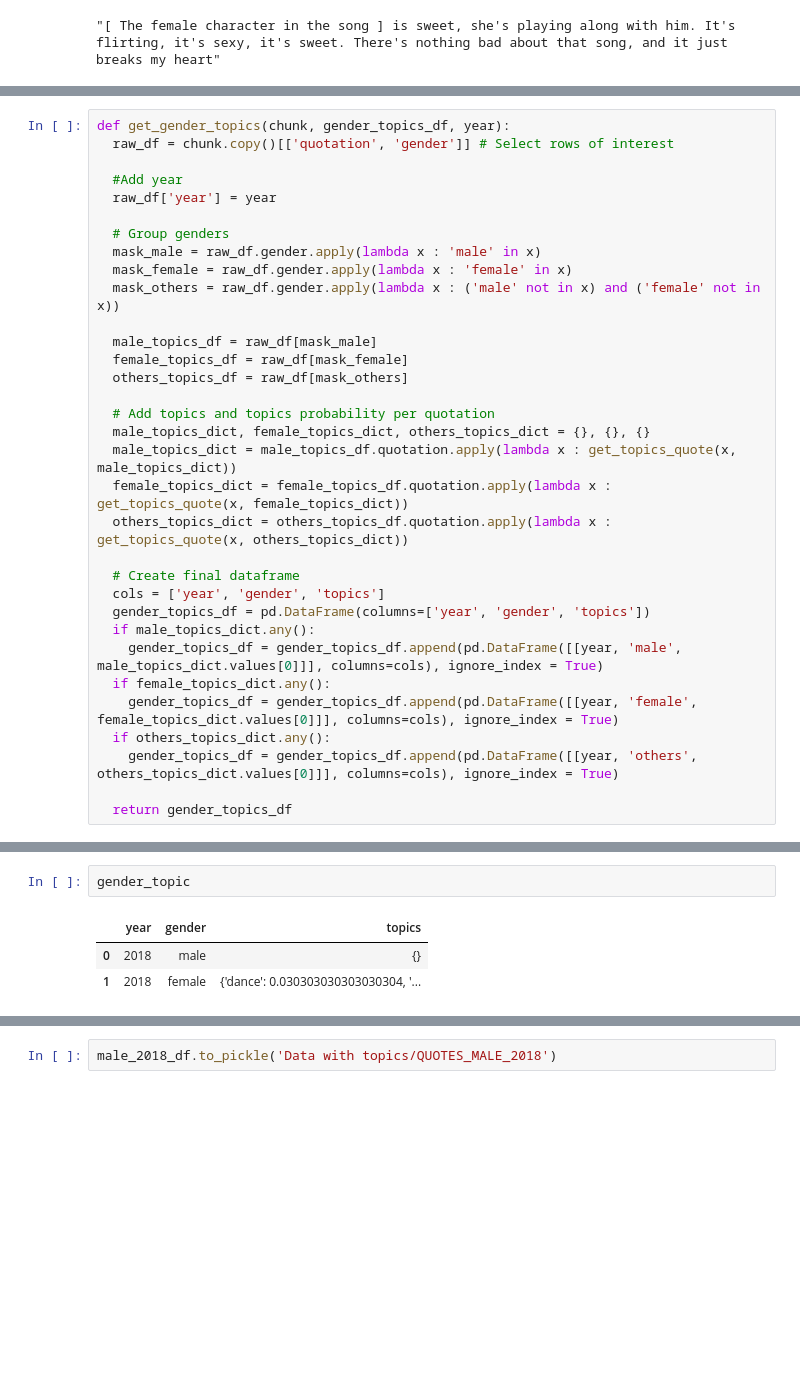
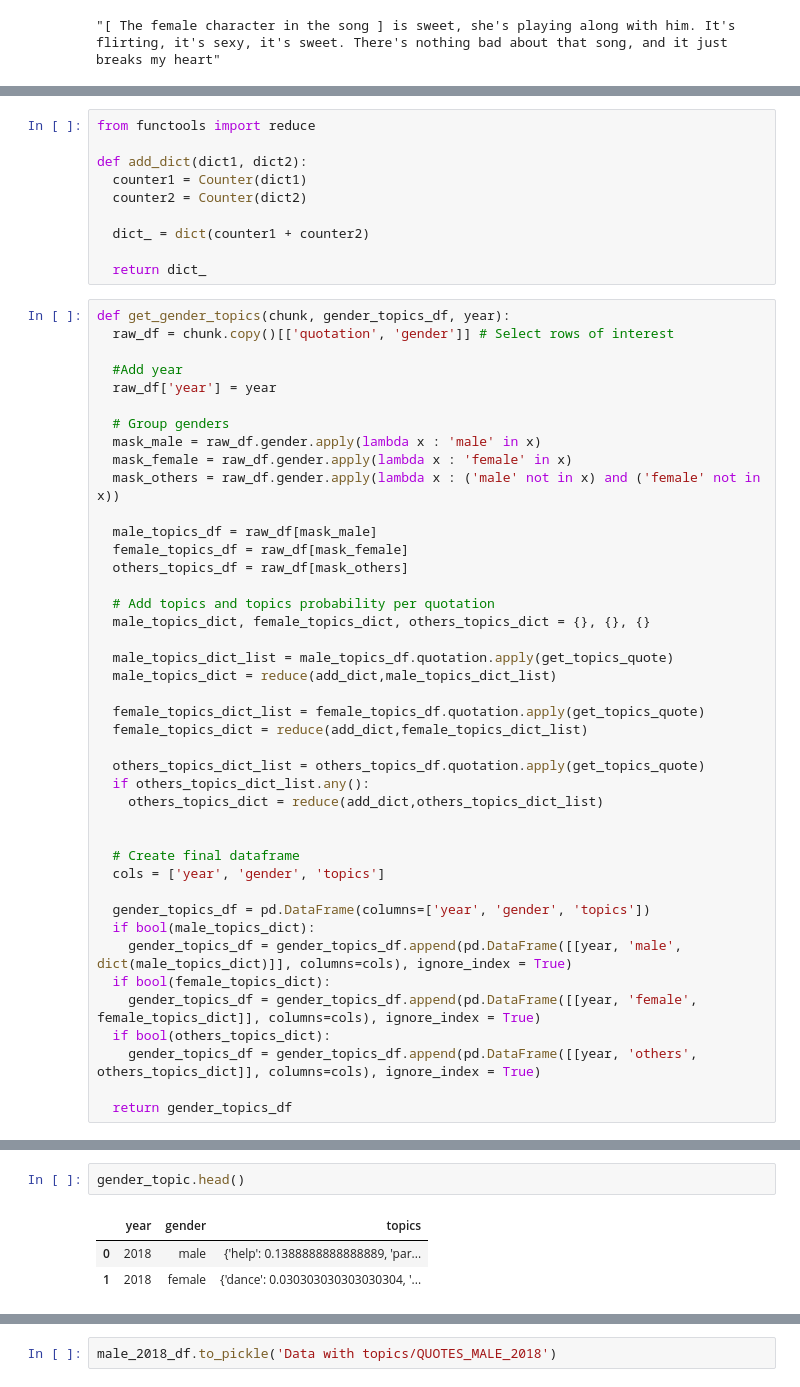
Before and after one commit to epfl-ada/ada-2021-project-palomamo, a Jupyter notebook: gender_topics.ipynb, the cells around one changed output, grey strips where cells are left out. Saved outputs shown, nothing was run; the diff lists cells and outputs as text; blank space fills up the shorter version.

```diff
--- a/gender_topics.ipynb
+++ b/gender_topics.ipynb
@@ -182,6 +174,16 @@ get_topics_quote(mini_df_2018['quotation'][1], {})
  'swearing_terms': 0.030303030303030304,
  'toy': 0.030303030303030304,
  'violence': 0.030303030303030304}
+# %%
+from functools import reduce
+
+def add_dict(dict1, dict2):
+  counter1 = Counter(dict1)
+  counter2 = Counter(dict2)
+
+  dict_ = dict(counter1 + counter2)
+
+  return dict_
 # %%
 def get_gender_topics(chunk, gender_topics_df, year):
   raw_df = chunk.copy()[['quotation', 'gender']] # Select rows of interest
@@ -200,19 +202,28 @@ def get_gender_topics(chunk, gender_topics_df, year):
 
   # Add topics and topics probability per quotation
   male_topics_dict, female_topics_dict, others_topics_dict = {}, {}, {}
-  male_topics_dict = male_topics_df.quotation.apply(lambda x : get_topics_quote(x, male_topics_dict))
-  female_topics_dict = female_topics_df.quotation.apply(lambda x : get_topics_quote(x, female_topics_dict))
-  others_topics_dict = others_topics_df.quotation.apply(lambda x : get_topics_quote(x, others_topics_dict))
+
+  male_topics_dict_list = male_topics_df.quotation.apply(get_topics_quote)
+  male_topics_dict = reduce(add_dict,male_topics_dict_list)
+
+  female_topics_dict_list = female_topics_df.quotation.apply(get_topics_quote)
+  female_topics_dict = reduce(add_dict,female_topics_dict_list)
+
+  others_topics_dict_list = others_topics_df.quotation.apply(get_topics_quote)
+  if others_topics_dict_list.any():
+    others_topics_dict = reduce(add_dict,others_topics_dict_list)
+
 
   # Create final dataframe
   cols = ['year', 'gender', 'topics']
+
   gender_topics_df = pd.DataFrame(columns=['year', 'gender', 'topics'])
-  if male_topics_dict.any():
-    gender_topics_df = gender_topics_df.append(pd.DataFrame([[year, 'male', male_topics_dict.values[0]]], columns=cols), ignore_index = True)
-  if female_topics_dict.any():
-    gender_topics_df = gender_topics_df.append(pd.DataFrame([[year, 'female', female_topics_dict.values[0]]], columns=cols), ignore_index = True)
-  if others_topics_dict.any():
-    gender_topics_df = gender_topics_df.append(pd.DataFrame([[year, 'others', others_topics_dict.values[0]]], columns=cols), ignore_index = True)
+  if bool(male_topics_dict):
+    gender_topics_df = gender_topics_df.append(pd.DataFrame([[year, 'male', dict(male_topics_dict)]], columns=cols), ignore_index = True)
+  if bool(female_topics_dict):
+    gender_topics_df = gender_topics_df.append(pd.DataFrame([[year, 'female', female_topics_dict]], columns=cols), ignore_index = True)
+  if bool(others_topics_dict):
+    gender_topics_df = gender_topics_df.append(pd.DataFrame([[year, 'others', others_topics_dict]], columns=cols), ignore_index = True)
 
   return gender_topics_df
 # %%
@@ -219,9 +231,9 @@ def get_gender_topics(chunk, gender_topics_df, year):
 gender_topic = pd.DataFrame(columns=['year', 'gender', 'topics'])
 gender_topic = get_gender_topics(mini_df_2018,gender_topic, 2018)
 # %%
-gender_topic
+gender_topic.head()
 # %% [output]
 |  | year | gender | topics |
-| 0 | 2018 | male | {} |
+| 0 | 2018 | male | {'help': 0.1388888888888889, 'par... |
 | 1 | 2018 | female | {'dance': 0.030303030303030304, '... |
 # %%
```
Also changed, not shown: parts of 6 cells of this notebook.
